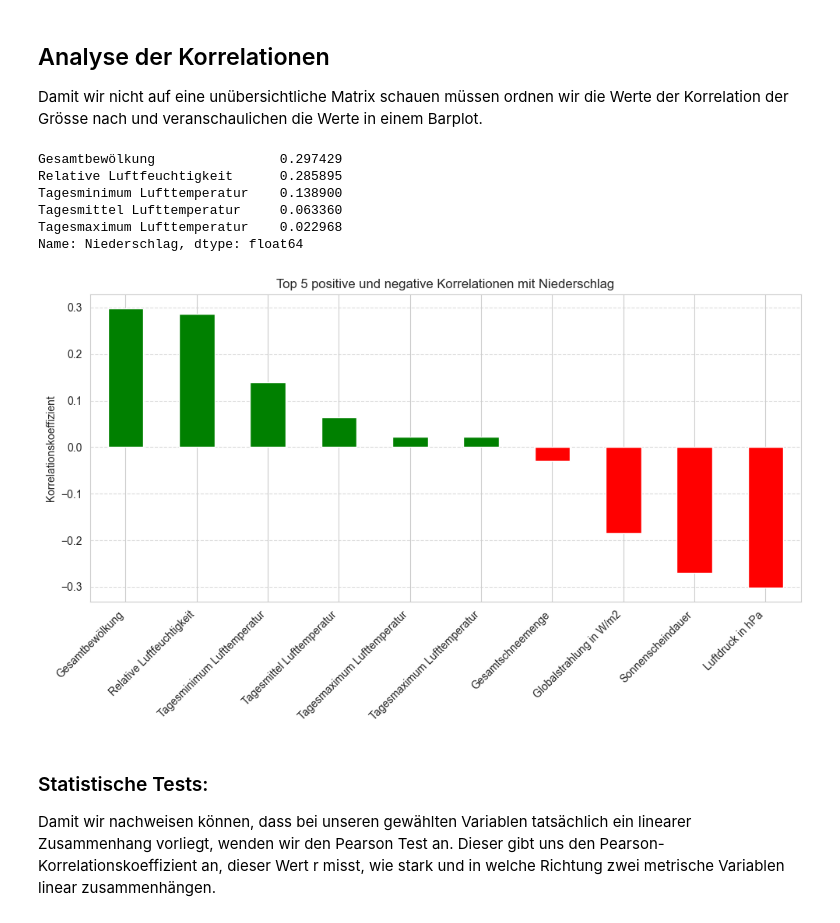
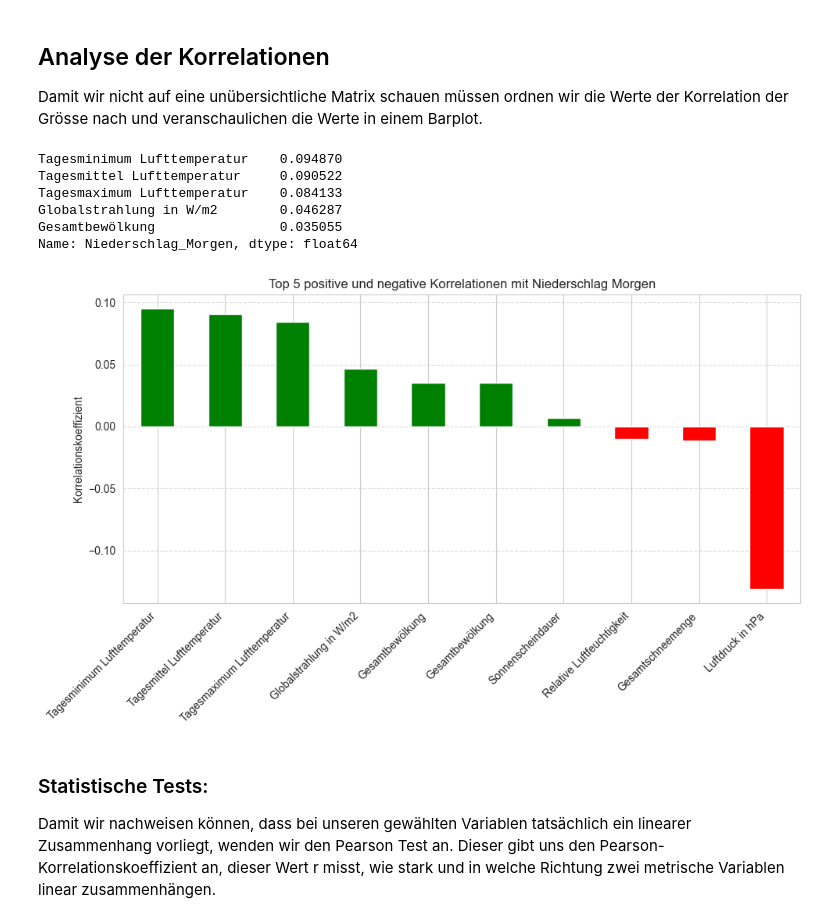
Before and after one commit to Mila19058/WER_Chellenge, a Jupyter notebook: sample.ipynb, the cells around one changed output. Saved outputs shown, nothing was run; the diff lists cells and outputs as text; code cells hidden in the pictures.

```diff
--- a/sample.ipynb
+++ b/sample.ipynb
@@ -165,7 +164,11 @@ df_2000_2025_for_corr = df_2000_2025[[
     'Tagesminimum Lufttemperatur',
     'Tagesmaximum Lufttemperatur',
     'Relative Luftfeuchtigkeit'
-]]
+]].copy(deep=True)
+
+# Verschieben der Niederschlag auf den nächsten Tag
+df_2000_2025_for_corr['Niederschlag_Morgen'] = df_2000_2025_for_corr['Niederschlag'].shift(-1)
+df_2000_2025_for_corr = df_2000_2025_for_corr.drop(columns=['Niederschlag'])
 
 # Korrelationen erkennen
 df_correlation = df_2000_2025_for_corr.corr()
@@ -182,33 +185,33 @@ Damit wir nicht auf eine unübersichtliche Matrix schauen müssen ordnen wir die
 veranschaulichen die Werte in einem Barplot.
 # %%
 # Höchste wie tiefste Korrelationen
-df_correlation_highest = (df_correlation["Niederschlag"].drop("Niederschlag")
+df_correlation_highest = (df_correlation["Niederschlag_Morgen"].drop("Niederschlag_Morgen")
                           .sort_values(ascending=False)).head(5)
 print(df_correlation_highest)
-df_correlation_lowes = (df_correlation["Niederschlag"]
-                        .drop("Niederschlag").sort_values(ascending=True)).head(5)
+df_correlation_lowes = (df_correlation["Niederschlag_Morgen"]
+                        .drop("Niederschlag_Morgen").sort_values(ascending=True)).head(5)
 
 # Zusammenfügen der DF's
 combined_corr = (pd.concat([df_correlation_highest, df_correlation_lowes])
                  .sort_values(ascending=False))
 
 # Plotten der Korrelationen
 plt.figure(figsize=(10, 6))
 combined_corr.plot(kind='bar', color=['green' if corr > 0 else 'red' for corr in combined_corr.values])
-plt.title("Top 5 positive und negative Korrelationen mit Niederschlag")
+plt.title("Top 5 positive und negative Korrelationen mit Niederschlag Morgen")
 plt.ylabel("Korrelationskoeffizient")
 plt.xticks(rotation=45, ha='right')
 plt.grid(axis='y', linestyle='--', alpha=0.7)
 plt.tight_layout()
 plt.show()
 # %% [output]
-Gesamtbewölkung                0.297429
-Relative Luftfeuchtigkeit      0.285895
-Tagesminimum Lufttemperatur    0.138900
-Tagesmittel Lufttemperatur     0.063360
-Tagesmaximum Lufttemperatur    0.022968
-Name: Niederschlag, dtype: float64
+Tagesminimum Lufttemperatur    0.094870
+Tagesmittel Lufttemperatur     0.090522
+Tagesmaximum Lufttemperatur    0.084133
+Globalstrahlung in W/m2        0.046287
+Gesamtbewölkung                0.035055
+Name: Niederschlag_Morgen, dtype: float64
-[figure, old version]
+[figure, new version]
 # %% [markdown]
 ### Statistische Tests:
 Damit wir nachweisen können, dass bei unseren gewählten Variablen tatsächlich ein linearer Zusammenhang vorliegt, wenden wir den Pearson Test an. Dieser gibt uns den Pearson-Korrelationskoeffizient an, dieser Wert r misst, wie stark und in welche Richtung zwei metrische Variablen linear zusammenhängen.
```
Also changed, not shown: parts of 13 cells of this notebook.
